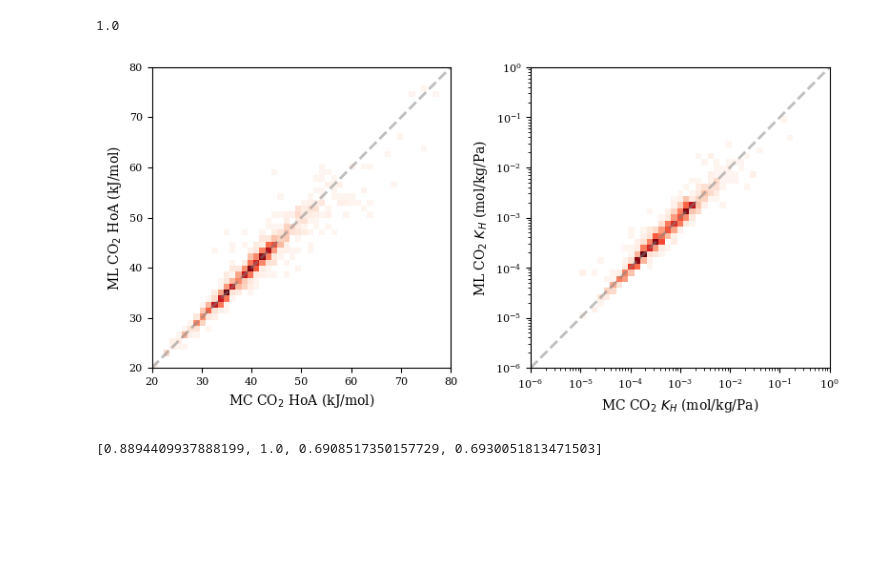
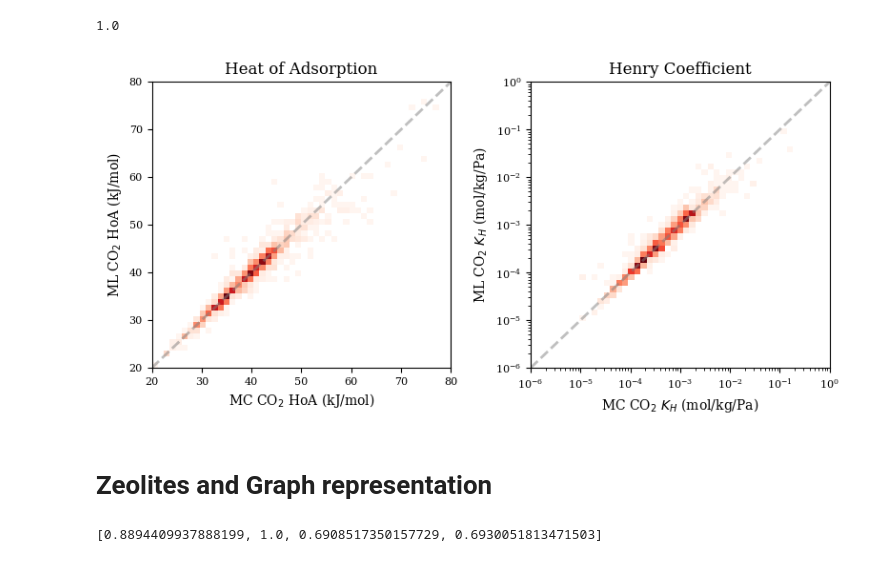
Before and after one commit to marko-petkovic/zeolite-property-prediction, a Jupyter notebook: plotting.ipynb, the cells around one changed output. Saved outputs shown, nothing was run; the diff lists cells and outputs as text; code cells hidden in the pictures; blank space fills up the shorter version.

```diff
--- a/plotting.ipynb
+++ b/plotting.ipynb
@@ -275,28 +224,31 @@ ytru2.min(), ytru2.max()
 # %%
 _min, _max = 20,80
 _min_, _max_ = 1e-6, 1e0
 fig, ax = plt.subplots(ncols=2,figsize=(8,4))
 ax[0].hist2d(y_true[:,0], y_pred[:,0], bins=50, cmap='Reds',range=((_min,_max),(_min,_max)),cmin=1)
 bins = 10**np.linspace(np.log10(_min_),np.log10(_max_),num=50)
 ax[1].hist2d(10**y_true[:,1], 10**y_pred[:,1], bins=bins, cmap='Reds',range=((_min_,_max_),(_min_,_max_)),cmin=1)
 ax[0].set_xlim(_min,_max)
 ax[0].set_ylim(_min,_max)
 ax[1].set_xlim(_min_,_max_)
 ax[1].set_ylim(_min_,_max_)
 ax[0].plot([_min,_max],[_min,_max], ls="--", c=".5", lw=2, alpha=0.5)
 ax[0].set_xlabel(f"MC CO$_2$ HoA (kJ/mol)", fontsize=10)
 ax[0].set_ylabel(f"ML CO$_2$ HoA (kJ/mol)", fontsize=10)
 
 ax[1].plot([_min_,_max_],[_min_,_max_], ls="--", c=".5", lw=2, alpha=0.5)
 ax[1].set_xlabel(rf"MC CO$_2$ $K_H$ (mol/kg/Pa)", fontsize=10)
 ax[1].set_ylabel(rf"ML CO$_2$ $K_H$ (mol/kg/Pa)", fontsize=10)
 
 ax[1].set_xscale('log')
 ax[1].set_yscale('log')
 
 ax[0].tick_params(axis='both', which='major', labelsize=8)
 ax[1].tick_params(axis='both', which='major', labelsize=8)
+
+ax[0].set_title('Heat of Adsorption')
+ax[1].set_title('Henry Coefficient')
 fig.tight_layout()
 fig.savefig('figures/truepred.pdf', dpi=600, bbox_inches='tight');
 # %% [output]
-[figure, old version]
+[figure, new version]
@@ -332,3 +255,5 @@ fig.savefig('figures/truepred.pdf', dpi=600, bbox_inches='tight');
+# %% [markdown]
+# Zeolites and Graph representation
 # %%
 true_zeos = [np.asarray(Image.open(f'figures/{i}.png')) for i in zeos]
 # %%
```
Also changed, not shown: parts of 14 cells of this notebook.
